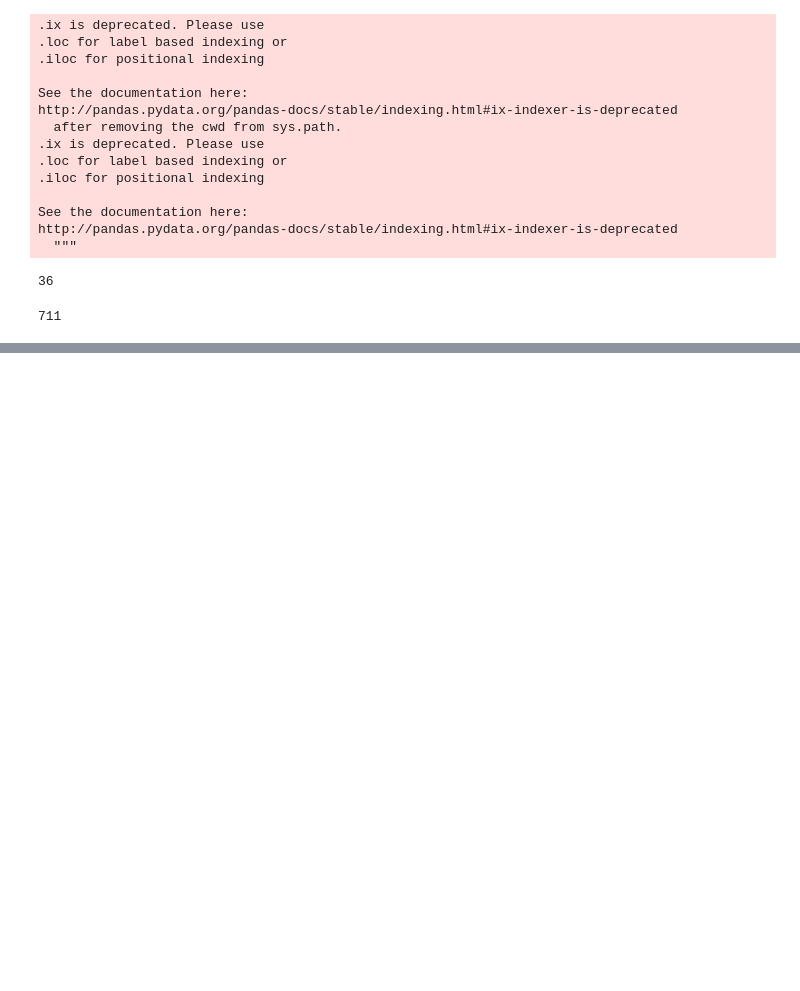
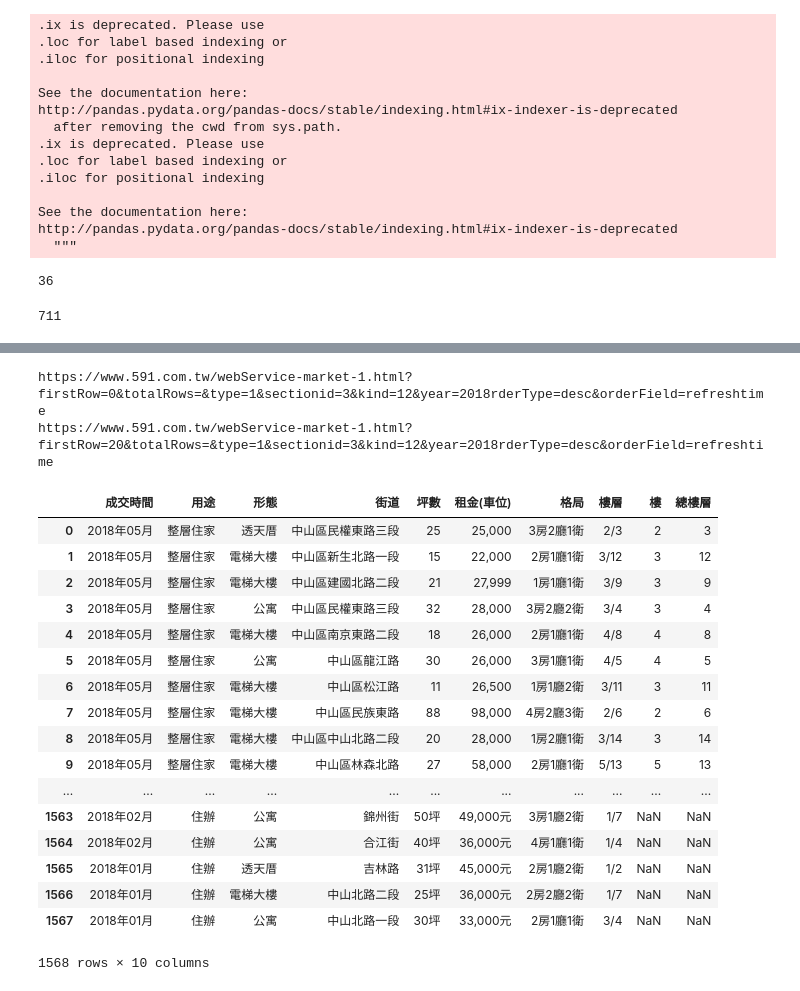
Before and after one commit to tonytommy4714/iii, a Jupyter notebook: 租屋爬蟲改.ipynb, the cells around one changed output, grey strips where cells are left out. Drawn from its saved outputs; the diff is of its cells as text; code cells hidden in the pictures; blank space fills up the shorter version.

```diff
--- a/租屋爬蟲改.ipynb
+++ b/租屋爬蟲改.ipynb
@@ -369,0 +399,2 @@ g
+# %%
+table4=reptile(80,3,4,2018)
@@ -369,0 +407,2 @@ g
+# %%
+table5=reptile(100,3,5,2018)
@@ -369,0 +416,28 @@ g
+# %%
+table6=reptile(20,3,12,2018)
+# %% [output]
+https://www.591.com.tw/webService-market-1.html?firstRow=0&totalRows=&type=1&sectionid=3&kind=12&year=2018rderType=desc&orderField=refreshtime
+https://www.591.com.tw/webService-market-1.html?firstRow=20&totalRows=&type=1&sectionid=3&kind=12&year=2018rderType=desc&orderField=refreshtime
+# %%
+jointable=combine(table1,table2,table3,table4,table5,table6)
+# %%
+jointable
+# %% [output]
+|  | 成交時間 | 用途 | 形態 | 街道 | 坪數 | 租金(車位) | 格局 | 樓層 | 樓 | 總樓層 |
+| 0 | 2018年05月 | 整層住家 | 透天厝 | 中山區民權東路三段 | 25 | 25,000 | 3房2廳1衛 | 2/3 | 2 | 3 |
+| 1 | 2018年05月 | 整層住家 | 電梯大樓 | 中山區新生北路一段 | 15 | 22,000 | 2房1廳1衛 | 3/12 | 3 | 12 |
+| 2 | 2018年05月 | 整層住家 | 電梯大樓 | 中山區建國北路二段 | 21 | 27,999 | 1房1廳1衛 | 3/9 | 3 | 9 |
+| 3 | 2018年05月 | 整層住家 | 公寓 | 中山區民權東路三段 | 32 | 28,000 | 3房2廳2衛 | 3/4 | 3 | 4 |
+| 4 | 2018年05月 | 整層住家 | 電梯大樓 | 中山區南京東路二段 | 18 | 26,000 | 2房1廳1衛 | 4/8 | 4 | 8 |
+| 5 | 2018年05月 | 整層住家 | 公寓 | 中山區龍江路 | 30 | 26,000 | 3房1廳1衛 | 4/5 | 4 | 5 |
+| 6 | 2018年05月 | 整層住家 | 電梯大樓 | 中山區松江路 | 11 | 26,500 | 1房1廳2衛 | 3/11 | 3 | 11 |
+| 7 | 2018年05月 | 整層住家 | 電梯大樓 | 中山區民族東路 | 88 | 98,000 | 4房2廳3衛 | 2/6 | 2 | 6 |
+| 8 | 2018年05月 | 整層住家 | 電梯大樓 | 中山區中山北路二段 | 20 | 28,000 | 1房2廳1衛 | 3/14 | 3 | 14 |
+| 9 | 2018年05月 | 整層住家 | 電梯大樓 | 中山區林森北路 | 27 | 58,000 | 2房1廳1衛 | 5/13 | 5 | 13 |
+| ... | ... | ... | ... | ... | ... | ... | ... | ... | ... | ... |
+| 1563 | 2018年02月 | 住辦 | 公寓 | 錦州街 | 50坪 | 49,000元 | 3房1廳2衛 | 1/7 | NaN | NaN |
+| 1564 | 2018年02月 | 住辦 | 公寓 | 合江街 | 40坪 | 36,000元 | 4房1廳1衛 | 1/4 | NaN | NaN |
+| 1565 | 2018年01月 | 住辦 | 透天厝 | 吉林路 | 31坪 | 45,000元 | 2房1廳2衛 | 1/2 | NaN | NaN |
+| 1566 | 2018年01月 | 住辦 | 電梯大樓 | 中山北路二段 | 25坪 | 36,000元 | 2房2廳2衛 | 1/7 | NaN | NaN |
+| 1567 | 2018年01月 | 住辦 | 公寓 | 中山北路一段 | 30坪 | 33,000元 | 2房1廳1衛 | 3/4 | NaN | NaN |
+1568 rows × 10 columns
```
Also changed, not shown: parts of 22 cells of this notebook.
